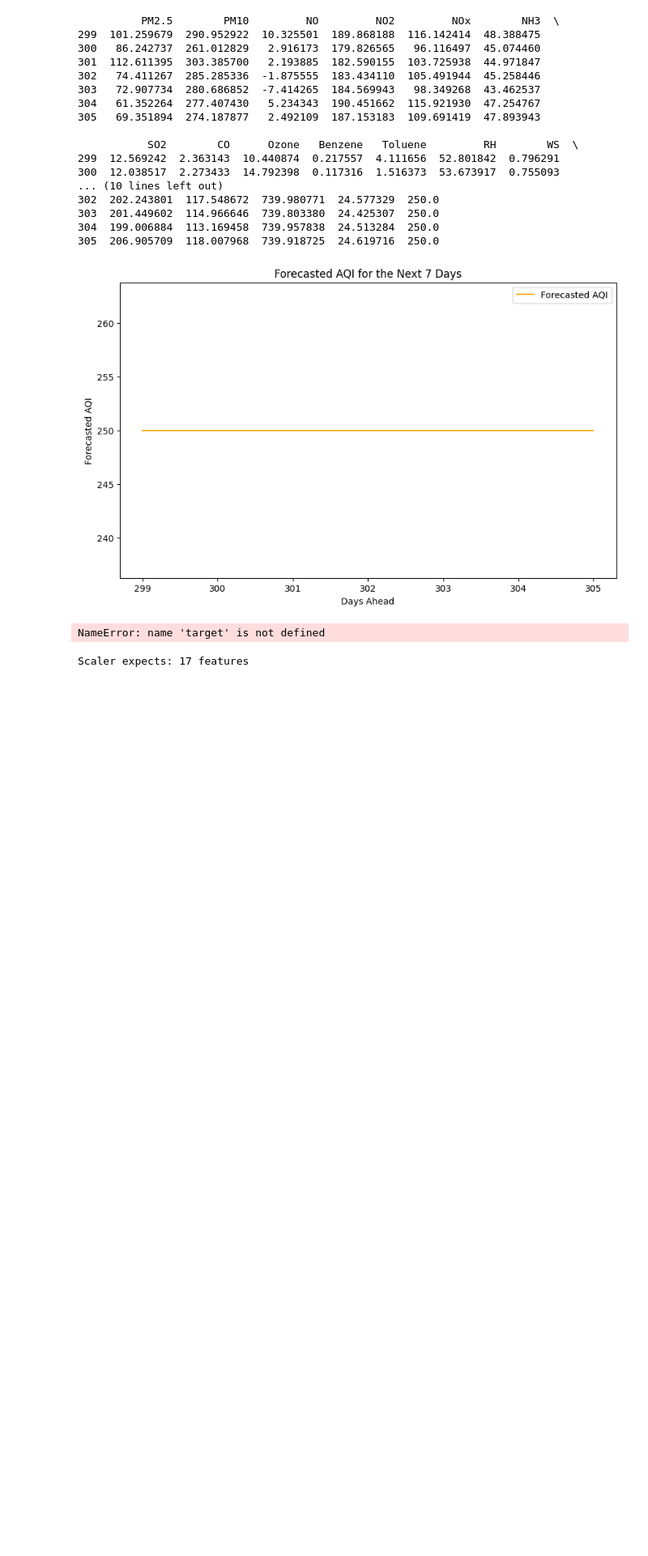
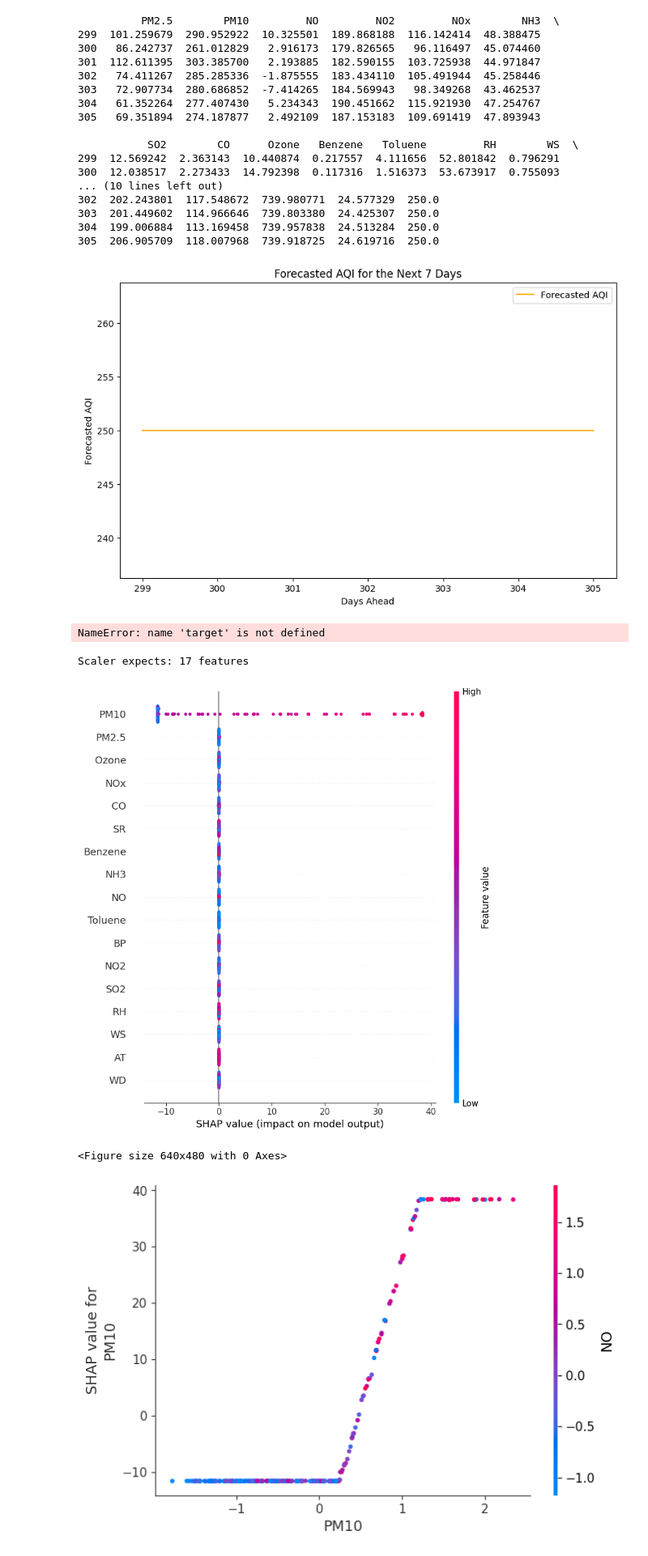
Before and after one commit to RebelAKL/Analysing-air-quality-using-various-ML-algorithms, a Jupyter notebook: aqi_analysis(lr_rf_xgboost).ipynb, the cells around one changed output. Shown at 81% size. Saved outputs shown, nothing was run; the diff lists cells and outputs as text; code cells hidden in the pictures; blank space fills up the shorter version.

Commit message:
implemented shap

```diff
--- a/aqi_analysis(lr_rf_xgboost).ipynb
+++ b/aqi_analysis(lr_rf_xgboost).ipynb
@@ -237,3 +239,19 @@ NameError: name 'target' is not defined
 print("Scaler expects:", scaler.mean_.shape[0], "features")
 # %% [output]
 Scaler expects: 17 features
+# %%
+explainer = shap.TreeExplainer(best_model)
+
+
+shap_values = explainer.shap_values(X_train)
+
+plt.figure()
+shap.summary_plot(shap_values, X_train, feature_names=feature_names)
+
+feature_to_analyze = "PM10"  # Replace with the desired feature name
+plt.figure()
+shap.dependence_plot(feature_to_analyze, shap_values, X_train, feature_names=feature_names)
+# %% [output]
+[figure, added]
+<Figure size 640x480 with 0 Axes>
+[figure, added]
```
Also changed, not shown: parts of 1 cell of this notebook, 1 other file.
